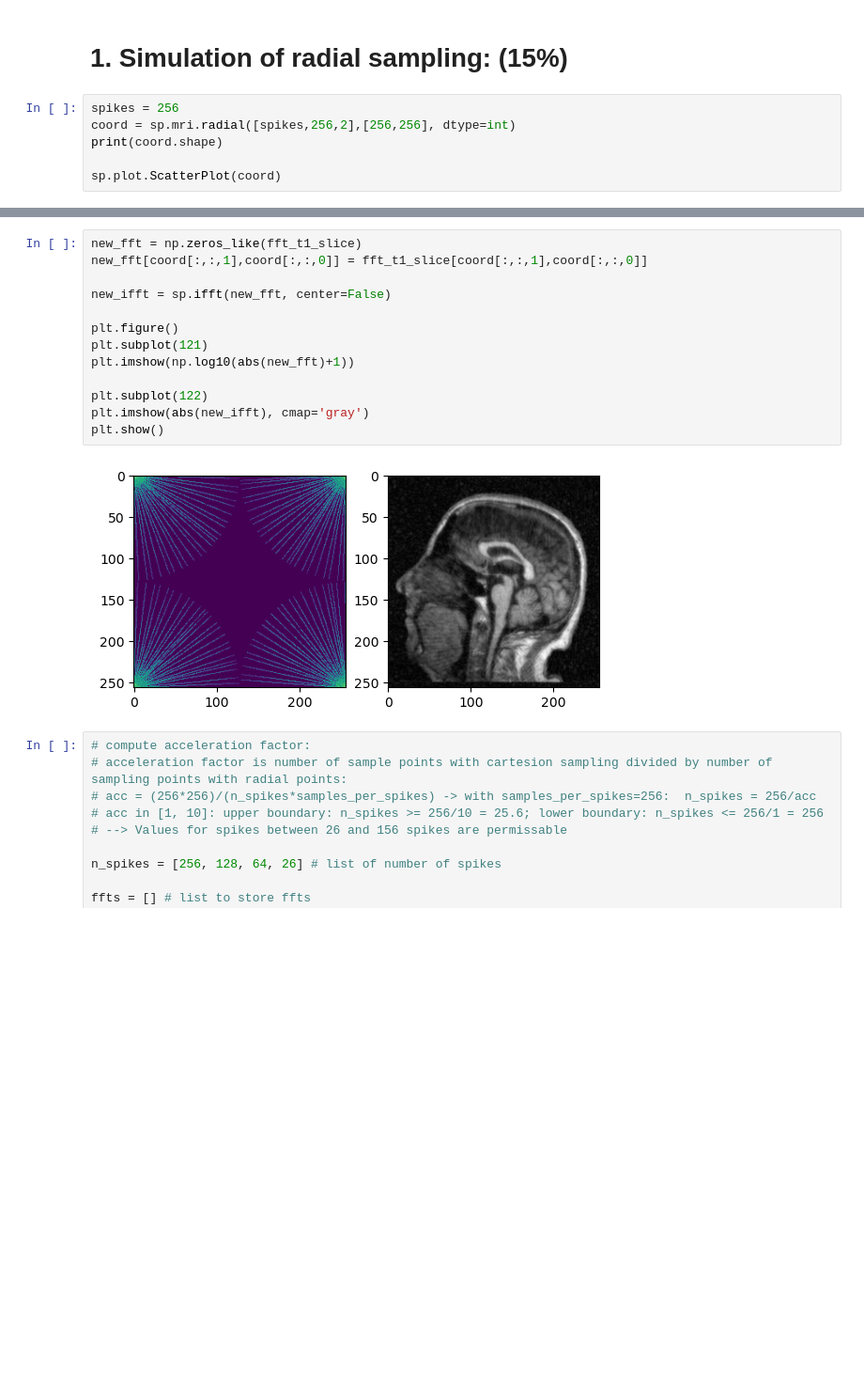
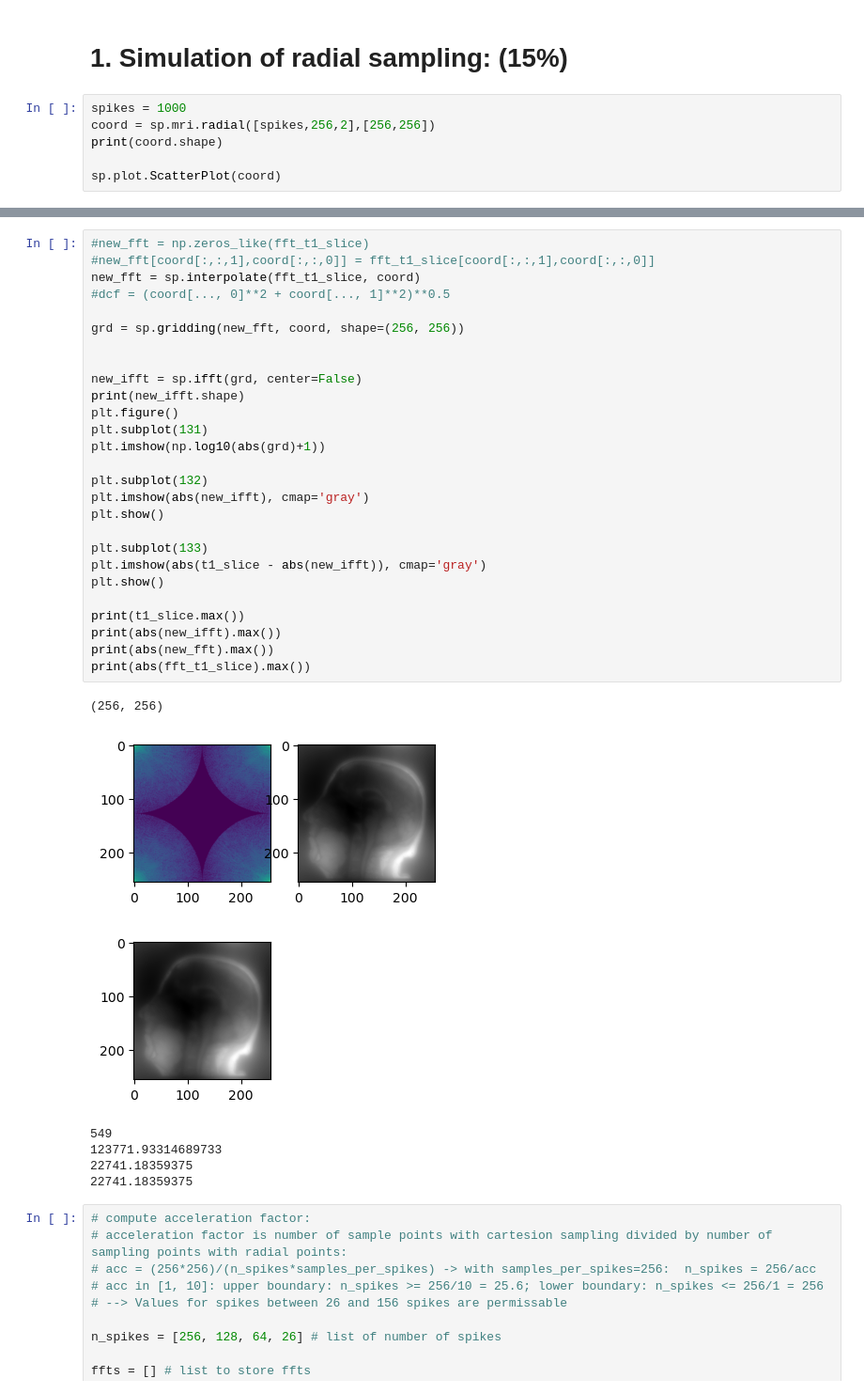
Before and after one commit to lassestahnke/HL2027_recon, a Jupyter notebook: HL2027_project_1.ipynb, the cells around one changed output, grey strips where cells are left out. Shown at 94% size. Saved outputs shown, nothing was run; the diff lists cells and outputs as text; blank space fills up the shorter version.

```diff
--- a/HL2027_project_1.ipynb
+++ b/HL2027_project_1.ipynb
@@ -30,8 +30,8 @@ plt.show()
 # %% [markdown]
 # 1. Simulation of radial sampling: (15%)
 # %%
-spikes = 256
-coord = sp.mri.radial([spikes,256,2],[256,256], dtype=int)
+spikes = 1000
+coord = sp.mri.radial([spikes,256,2],[256,256])
 print(coord.shape)
 
 sp.plot.ScatterPlot(coord)
@@ -41,19 +41,39 @@ sp.plot.ScatterPlot(coord)
 <sigpy.plot.ScatterPlot at 0x...>
 # %%
-new_fft = np.zeros_like(fft_t1_slice)
-new_fft[coord[:,:,1],coord[:,:,0]] = fft_t1_slice[coord[:,:,1],coord[:,:,0]]
+#new_fft = np.zeros_like(fft_t1_slice)
+#new_fft[coord[:,:,1],coord[:,:,0]] = fft_t1_slice[coord[:,:,1],coord[:,:,0]]
+new_fft = sp.interpolate(fft_t1_slice, coord)
+#dcf = (coord[..., 0]**2 + coord[..., 1]**2)**0.5
 
-new_ifft = sp.ifft(new_fft, center=False)
+grd = sp.gridding(new_fft, coord, shape=(256, 256))
 
+
+new_ifft = sp.ifft(grd, center=False)
+print(new_ifft.shape)
 plt.figure()
-plt.subplot(121)
-plt.imshow(np.log10(abs(new_fft)+1))
+plt.subplot(131)
+plt.imshow(np.log10(abs(grd)+1))
 
-plt.subplot(122)
+plt.subplot(132)
 plt.imshow(abs(new_ifft), cmap='gray')
 plt.show()
+
+plt.subplot(133)
+plt.imshow(abs(t1_slice - abs(new_ifft)), cmap='gray')
+plt.show()
+
+print(t1_slice.max())
+print(abs(new_ifft).max())
+print(abs(new_fft).max())
+print(abs(fft_t1_slice).max())
 # %% [output]
+(256, 256)
-[figure, old version]
+[figure, new version]
+[figure, added]
+549
+123771.93314689733
+22741.18359375
+22741.18359375
 # %%
 # compute acceleration factor:
 # acceleration factor is number of sample points with cartesion sampling divided by number of sampling points with radial points:
```
Also changed, not shown: parts of 4 cells of this notebook.
